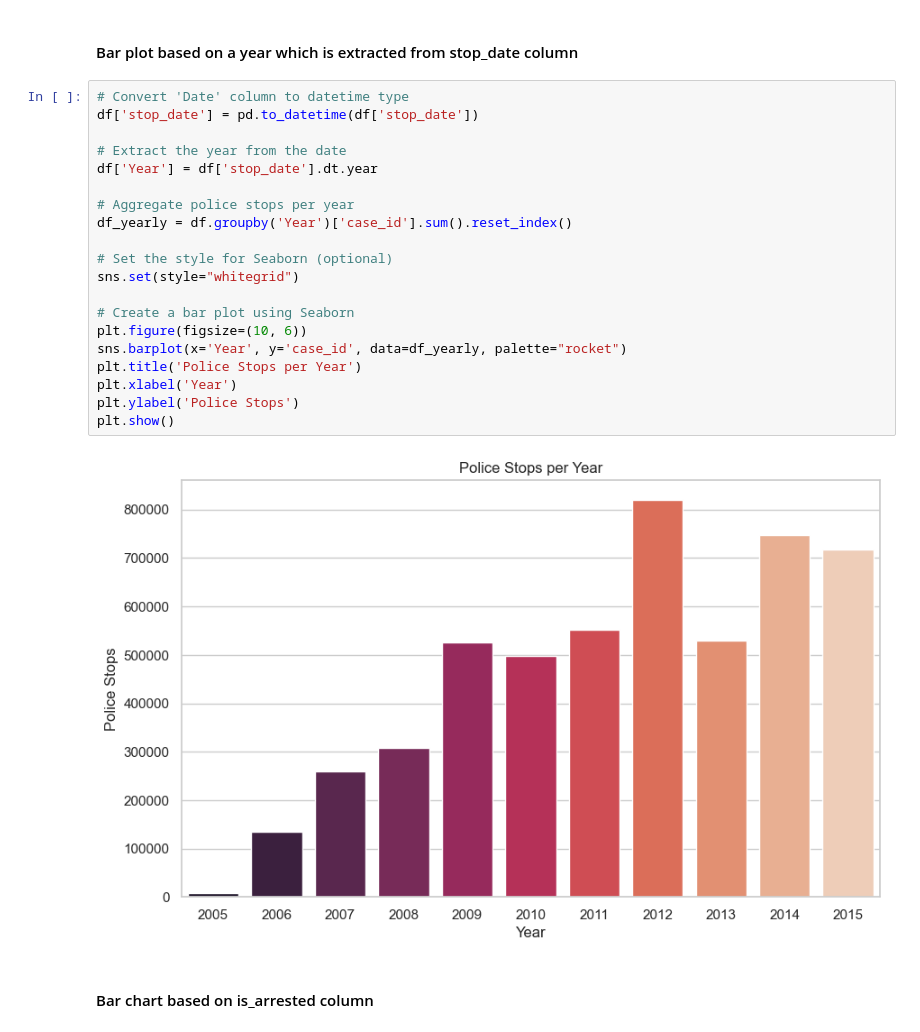
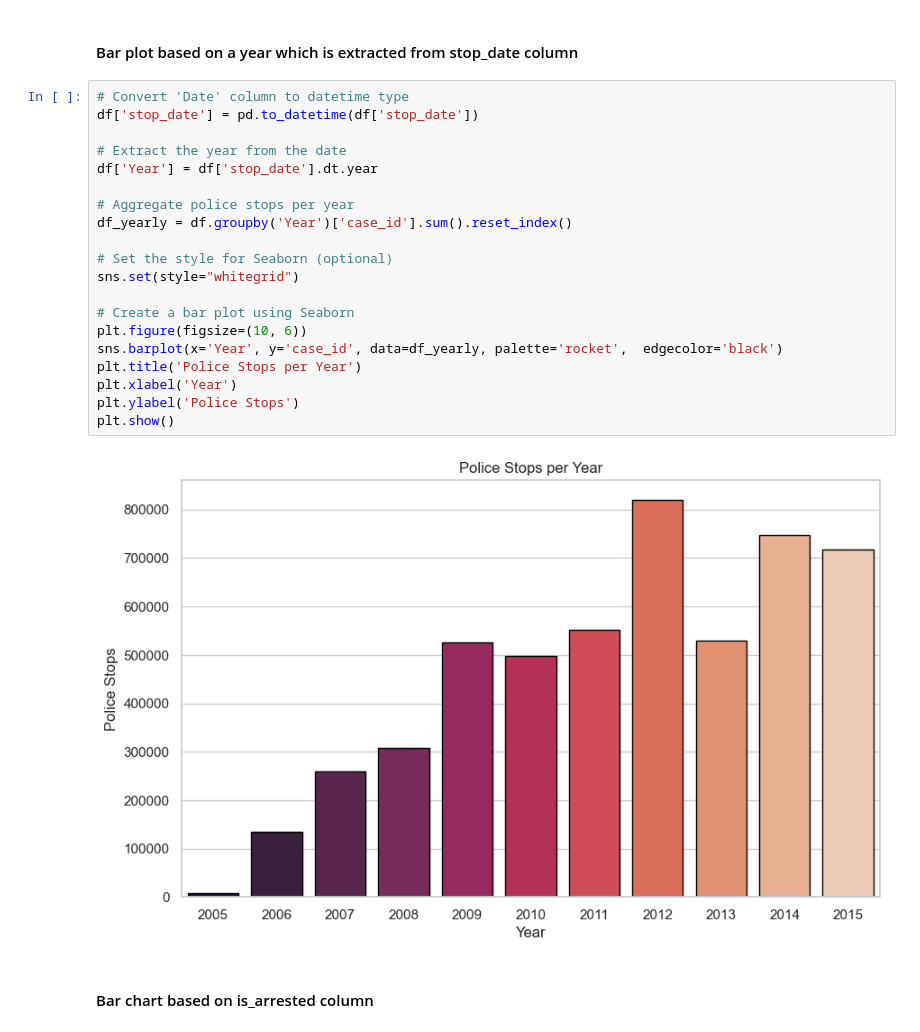
Before and after one commit to HecticBrah/pandas_projects, a Jupyter notebook: jupyter notebooks/police_df_graphs.ipynb, the cells around one changed output. Saved outputs shown, nothing was run; the diff lists cells and outputs as text.

```diff
--- a/jupyter notebooks/police_df_graphs.ipynb
+++ b/jupyter notebooks/police_df_graphs.ipynb
@@ -198,25 +198,25 @@ plt.show()
 # %%
 # Convert 'Date' column to datetime type
 df['stop_date'] = pd.to_datetime(df['stop_date'])
 
 # Extract the year from the date
 df['Year'] = df['stop_date'].dt.year
 
 # Aggregate police stops per year
 df_yearly = df.groupby('Year')['case_id'].sum().reset_index()
 
 # Set the style for Seaborn (optional)
 sns.set(style="whitegrid")
 
 # Create a bar plot using Seaborn
 plt.figure(figsize=(10, 6))
-sns.barplot(x='Year', y='case_id', data=df_yearly, palette="rocket")
+sns.barplot(x='Year', y='case_id', data=df_yearly, palette='rocket',  edgecolor='black')
 plt.title('Police Stops per Year')
 plt.xlabel('Year')
 plt.ylabel('Police Stops')
 plt.show()
 # %% [output]
-[figure, old version]
+[figure, new version]
 # %% [markdown]
 #### Bar chart based on is_arrested column
 # %%
```
